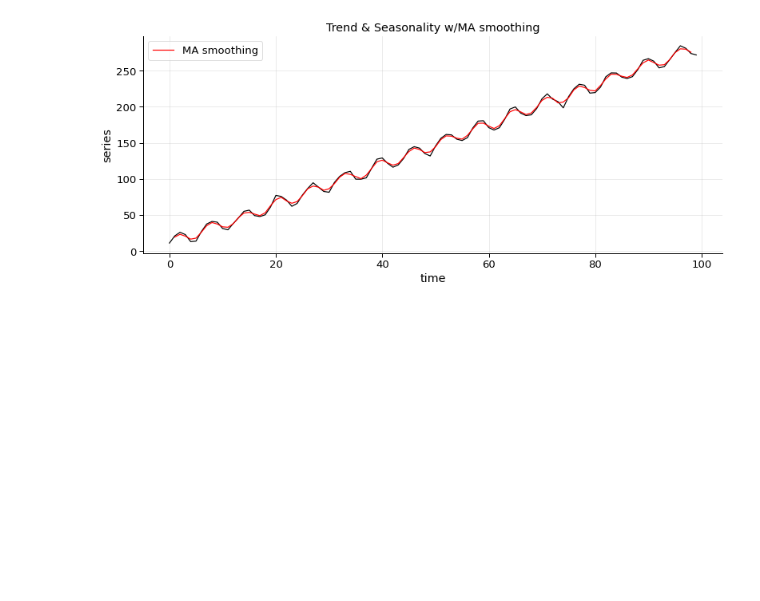
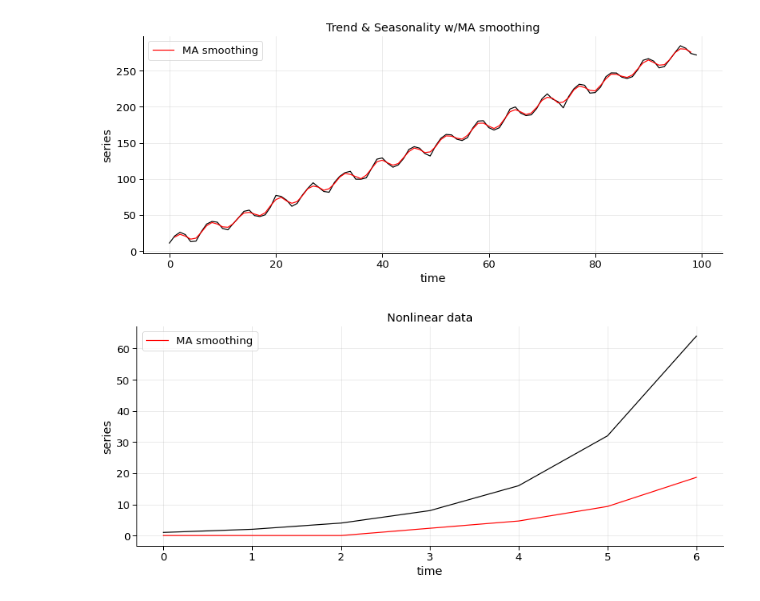
Before and after one commit to razielar/coursera_time_series_forecasting, a Jupyter notebook: coursera_time_series/week_2/2_time_series_smoothing/1_smoothing_ts.ipynb, the cells around one changed output. Saved outputs shown, nothing was run; the diff lists cells and outputs as text; code cells hidden in the pictures; blank space fills up the shorter version.

```diff
--- a/coursera_time_series/week_2/2_time_series_smoothing/1_smoothing_ts.ipynb
+++ b/coursera_time_series/week_2/2_time_series_smoothing/1_smoothing_ts.ipynb
@@ -98,3 +100,13 @@ plt.legend()
 plt.show()
 # %% [output]
 [figure]
+# %%
+values= np.array([1,2,4,8,16,32,64])
+ma_smoothed= moving_average(values, window= 3, forecast= True)
+t= np.arange(len(values))
+plot_time_series(t, values, title= "Nonlinear data")
+plt.plot(t, ma_smoothed[:-1], color= "red", label= "MA smoothing")
+plt.legend()
+plt.show()
+# %% [output]
+[figure, added]
```
Also changed, not shown: parts of 14 cells of this notebook.
